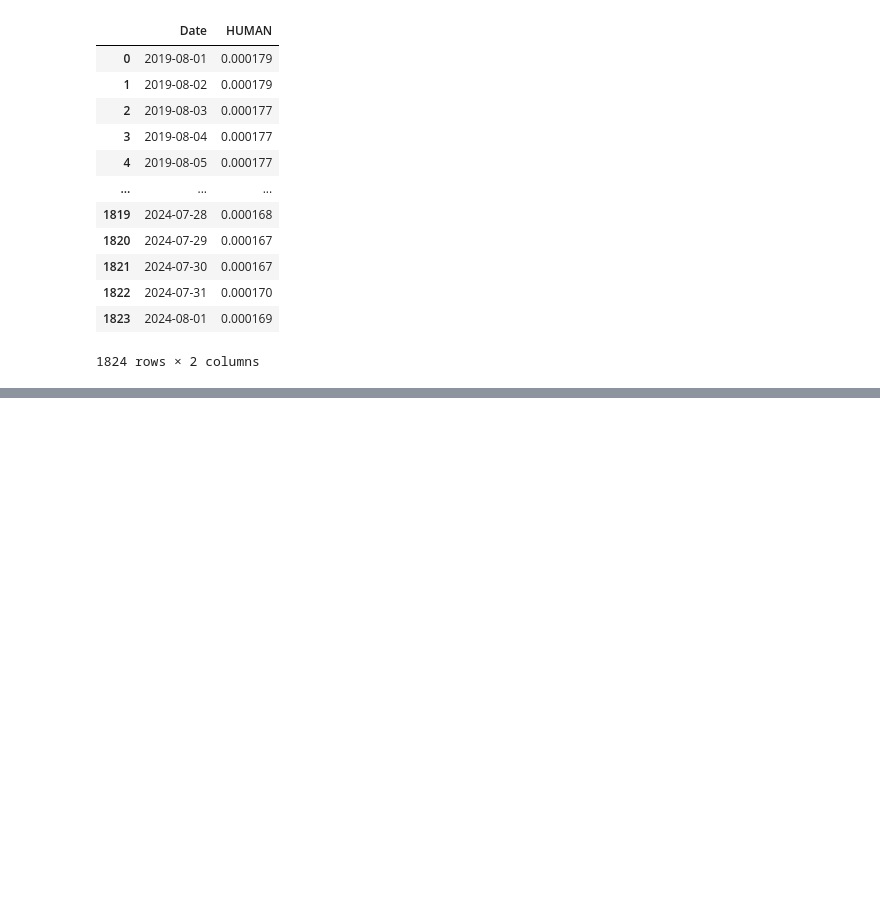
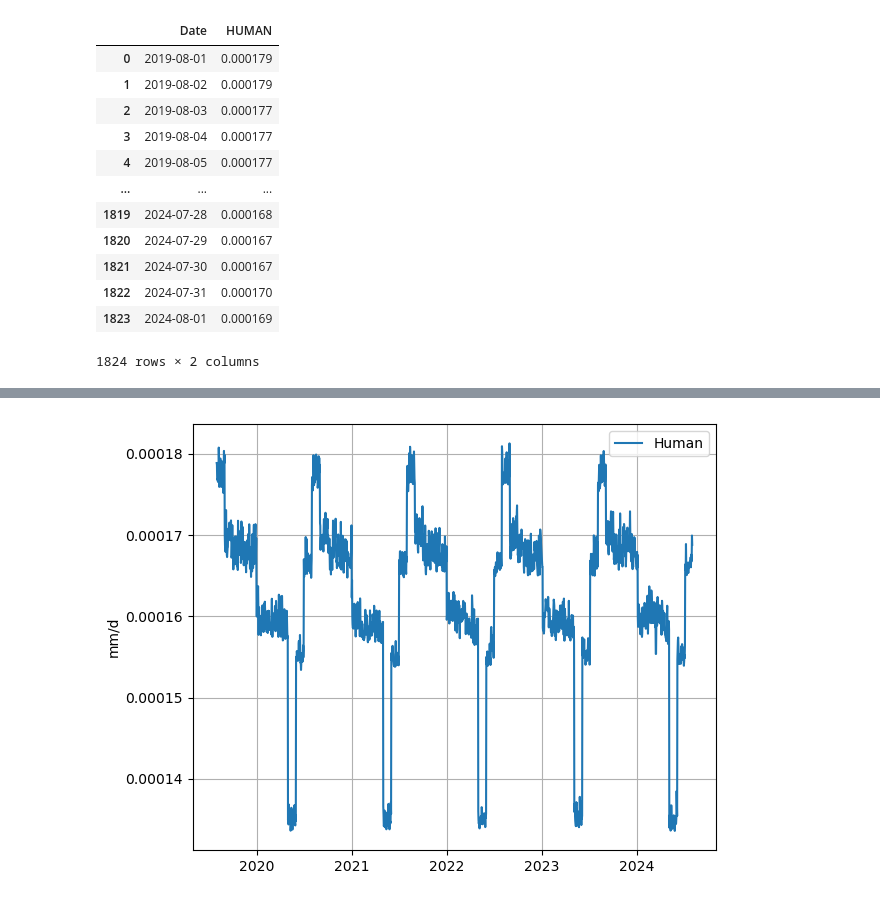
Before and after one commit to camicocozza/MDP_CODE, a Jupyter notebook: WATER BALANCE/DISTRIBUTED.ipynb, the cells around one changed output, grey strips where cells are left out. Drawn from its saved outputs; the diff is of its cells as text; code cells hidden in the pictures; blank space fills up the shorter version.

```diff
--- a/WATER BALANCE/DISTRIBUTED.ipynb
+++ b/WATER BALANCE/DISTRIBUTED.ipynb
@@ -178,0 +190,11 @@ np.mean(df['PRCP'])
+# %%
+fig2 = plt.figure()
+ax1 = fig2.add_subplot(111)
+
+ax1.plot(df['Date'], df3['HUMAN'], label='Human')
+
+plt.ylabel('mm/d')
+plt.legend()
+plt.savefig(fname='HUMAN', dpi=300)
+# %% [output]
+[figure, added]
```
Also changed, not shown: parts of 3 cells of this notebook, 7 other files.
